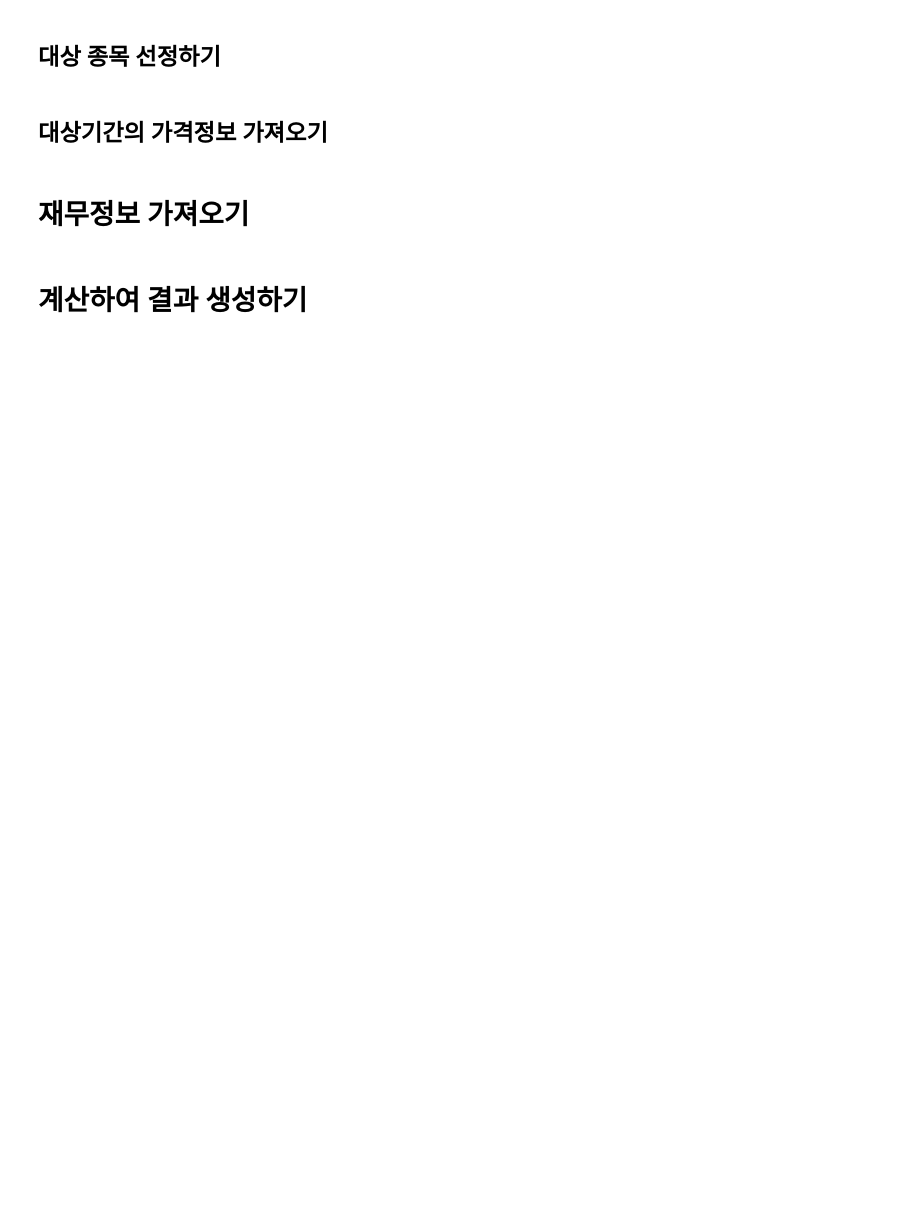
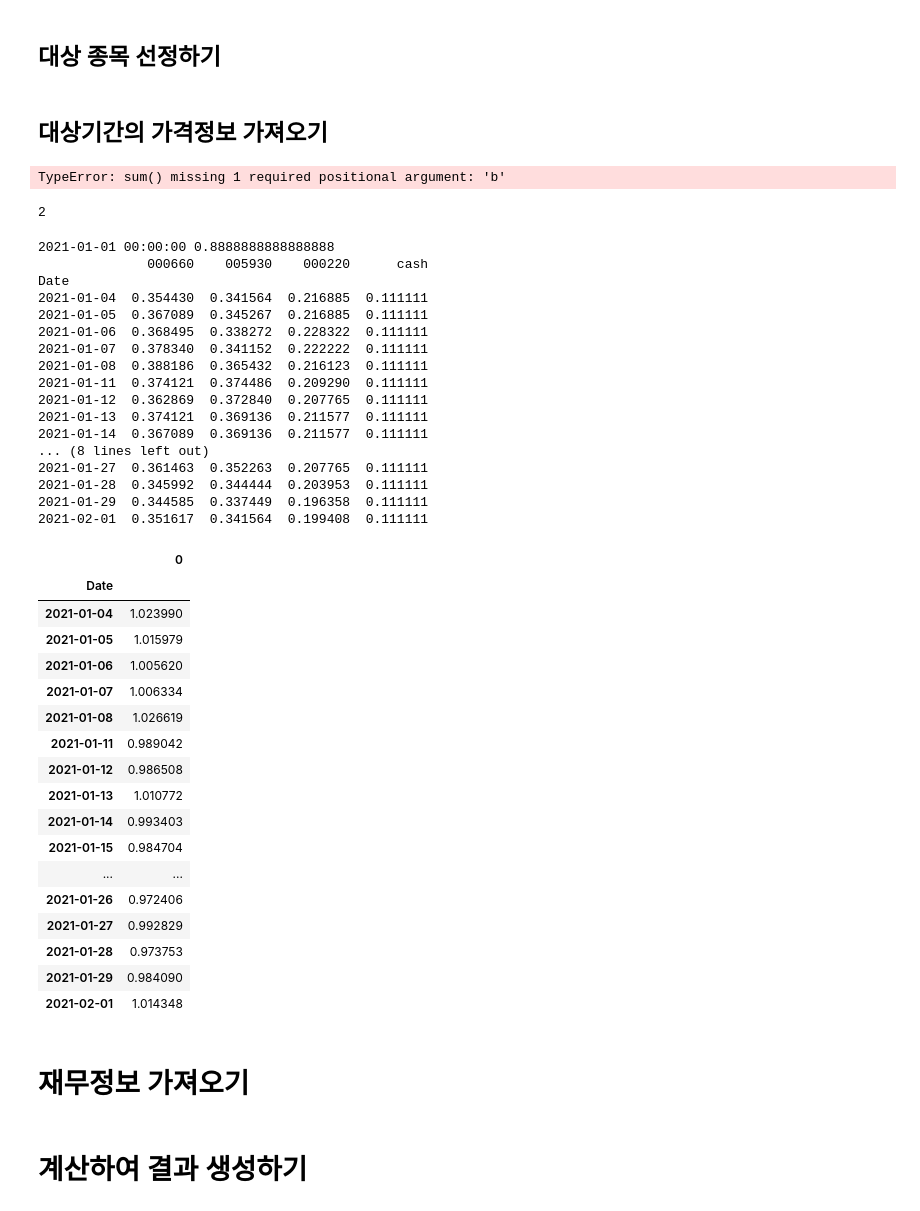
Before and after one commit to malkovich0/Finance, a Jupyter notebook: step3 Algorithm.ipynb, the cells around one changed output. Cells and saved outputs as stored; diff of their text form; code cells hidden in the pictures; blank space fills up the shorter version.

```diff
--- a/step3 Algorithm.ipynb
+++ b/step3 Algorithm.ipynb
@@ -252,0 +287,28 @@ def cal_yield_by_stock_daily_and_sell_by_stock_ma(stocks : list, bgn : datetime,
+# %%
+# momentum_score_defensive (모멘텀 스코어의 비중대로 종목별 equal 중 모멘텀 스코어만큼만 매수)
+def cal_yield_by_stock_daily_and_momentum_score_defensive(stocks : list, bgn : datetime, end : datetime):
+    change_stocks = change[stocks]
+    # 평가할 수 있는 내용 추가
+    momentum_score = [0]*len(stocks)
+    close_stocks = close.loc[:date_str_bar(bgn),stocks]
+    for i in range(12):
+        price_subtraction_list = (close_stocks.iloc[-1,:] - close_stocks.iloc[-1-20*(i+1),:]).to_list()
+        price_subtraction_list = [1 if i>0 else 0 for i in price_subtraction_list]
+        momentum_score = [a+b for a,b in zip(momentum_score,price_subtraction_list)]
+
+    trade_portion = sum(momentum_score) / (12*len(stocks)) # 이만큼만 매수에 활용됨.
+#     print(bgn, trade_portion)
+
+    change_stocks = (change_stocks.loc[date_str_bar(bgn):date_str_bar(end),:]+1).fillna(0).cumprod()
+    for i in range(len(stocks)):
+        change_stocks[change_stocks.columns[i]] = change_stocks[change_stocks.columns[i]] * momentum_score[i] / (12*len(stocks))
+    # 전체가 1일때 현금의 비율을 모든 일자에 더해줌.
+    change_stocks['cash'] = 1-trade_portion
+    yield_sum = change_stocks.sum(axis=1) #상장폐지 종목이 있을경우 전부 손실로 반영하기 위해 fillna(0)추가, bgn시점 이후에 상장 된 종목은 포함되지 않을 거기때문에 기간 중 신규상장이 포함되어서 0으로 고려되는 문제는 없을 듯.
+#     print(change_stocks)
+    yield_list_temp = []
+    yield_list_temp.append(yield_sum.values[0])
+    for i in range(len(yield_sum.values)-1):
+        yield_list_temp.append(yield_sum.values[i+1] / yield_sum.values[i])
+
+    return pd.DataFrame(data=yield_list_temp,index=yield_sum.index)
@@ -252,0 +344,7 @@ def cal_yield_by_stock_daily_and_sell_by_stock_ma(stocks : list, bgn : datetime,
+# %%
+bgn = datetime(2021,1,1)
+end = datetime(2021,2,1)
+stocks = ['000660','005930','000220']
+cal_yield_by_stock_daily_and_momentum_score_active(stocks=stocks,bgn=bgn,end=end)
+# %% [output]
+TypeError: sum() missing 1 required positional argument: 'b'
@@ -253 +399,46 @@ def cal_yield_by_stock_daily_and_sell_by_stock_ma(stocks : list, bgn : datetime,
+# %%
+len(set([1,1,2]))
+# %% [output]
+2
+# %%
+bgn = datetime(2021,1,1)
+end = datetime(2021,2,1)
+stocks = ['000660','005930','000220']
+cal_yield_by_stock_daily_and_momentum_score_defensive(stocks=stocks,bgn=bgn,end=end)
+# %% [output]
+2021-01-01 00:00:00 0.8888888888888888
+              000660    005930    000220      cash
+Date
+2021-01-04  0.354430  0.341564  0.216885  0.111111
+2021-01-05  0.367089  0.345267  0.216885  0.111111
+2021-01-06  0.368495  0.338272  0.228322  0.111111
+2021-01-07  0.378340  0.341152  0.222222  0.111111
+2021-01-08  0.388186  0.365432  0.216123  0.111111
+2021-01-11  0.374121  0.374486  0.209290  0.111111
+2021-01-12  0.362869  0.372840  0.207765  0.111111
+2021-01-13  0.374121  0.369136  0.211577  0.111111
+2021-01-14  0.367089  0.369136  0.211577  0.111111
+... (8 lines left out)
+2021-01-27  0.361463  0.352263  0.207765  0.111111
+2021-01-28  0.345992  0.344444  0.203953  0.111111
+2021-01-29  0.344585  0.337449  0.196358  0.111111
+2021-02-01  0.351617  0.341564  0.199408  0.111111
+|  | 0 |
+| Date |  |
+| 2021-01-04 | 1.023990 |
+| 2021-01-05 | 1.015979 |
+| 2021-01-06 | 1.005620 |
+| 2021-01-07 | 1.006334 |
+| 2021-01-08 | 1.026619 |
+| 2021-01-11 | 0.989042 |
+| 2021-01-12 | 0.986508 |
+| 2021-01-13 | 1.010772 |
+| 2021-01-14 | 0.993403 |
+| 2021-01-15 | 0.984704 |
+| ... | ... |
+| 2021-01-26 | 0.972406 |
+| 2021-01-27 | 0.992829 |
+| 2021-01-28 | 0.973753 |
+| 2021-01-29 | 0.984090 |
+| 2021-02-01 | 1.014348 |
 # %%
```
Also changed, not shown: parts of 24 cells of this notebook, 1 other file.
